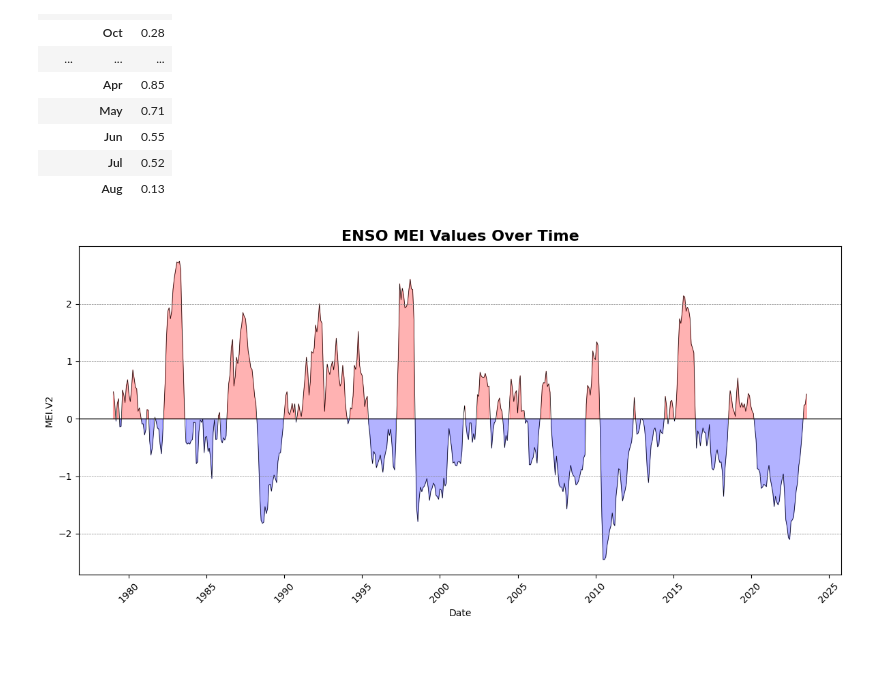
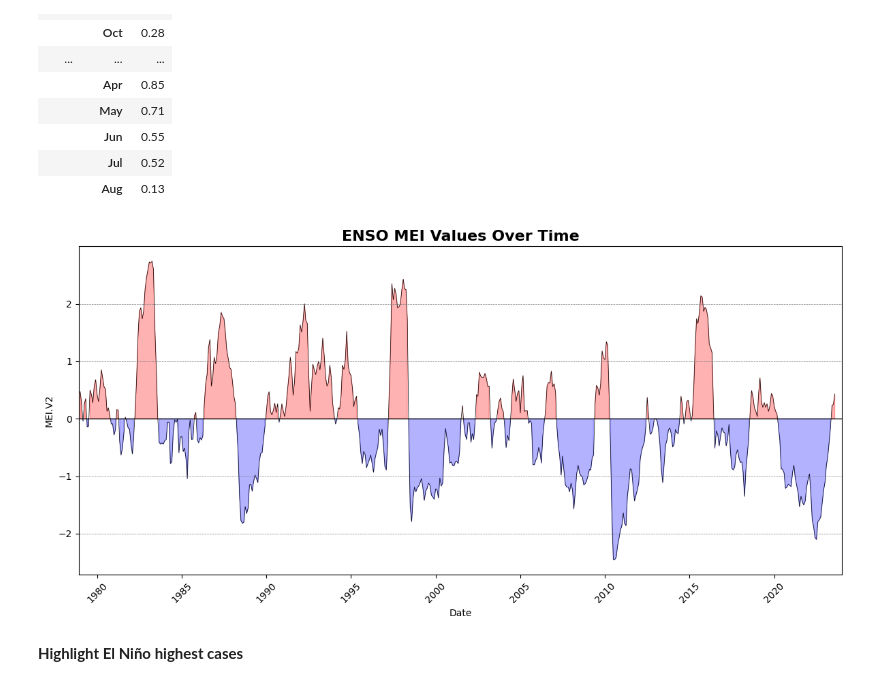
Before and after one commit to yannickpichardo/master_thesis, a Jupyter notebook: prelim_data.ipynb, the cells around one changed output. Saved outputs shown, nothing was run; the diff lists cells and outputs as text; code cells hidden in the pictures; blank space fills up the shorter version.

```diff
--- a/prelim_data.ipynb
+++ b/prelim_data.ipynb
@@ -90,43 +97,39 @@ enso_mei_long = pd.read_csv('Data/enso_mei_long.csv')
 # Combine the Year and Month columns to create a new Date column
 enso_mei_long['Date'] = enso_mei_long['Year'].astype(str) + '-' + enso_mei_long['Month']
 # Convert the new Date column to datetime format
 enso_mei_long['Date'] = pd.to_datetime(enso_mei_long['Date'], format='%Y-%b')
 #Plot the data
 plt.figure(figsize=(12, 6))
 plt.plot(enso_mei_long['Date'], enso_mei_long['MEI'], linestyle='-', color='black', linewidth=0.5)
+#Only plot until 2024 x axis
+plt.xlim(pd.Timestamp('1978-12-01'), pd.Timestamp('2024-01-01'))
+
 plt.xlabel('Date')
 plt.ylabel('MEI.V2')
 #Create title, big font, bold
 plt.title('ENSO MEI Values Over Time', fontsize=16, fontweight='bold')
 plt.grid(False)
 #Create dotted lines for El Nino and La Nina thresholds
 plt.axhline(y=1, color='gray', linestyle='--', linewidth=0.5)
 plt.axhline(y=-1, color='gray', linestyle='--', linewidth=0.5)
 plt.axhline(y=2, color='gray', linestyle='--', linewidth=0.5)
 plt.axhline(y=-2, color='gray', linestyle='--', linewidth=0.5)
-
 #grey background between 1 and -1
 plt.axhspan(-1, 1, facecolor='white', alpha=0.2)
-#light red background above 2 till top of graph
-# plt.axhspan(2, 3, facecolor='red', alpha=0.5)
-# plt.axhspan(1, 2, facecolor='red', alpha=0.3)
-# plt.axhspan(0, 1, facecolor='red', alpha=0.1)
-# #light blue background below -2 till bottom of graph
-# plt.axhspan(-3, -2, facecolor='blue', alpha=0.5)
-# plt.axhspan(-1, -2, facecolor='blue', alpha=0.3)
-# plt.axhspan(0, -1, facecolor='blue', alpha=0.1)
 #Create thick solid line through 0
 plt.axhline(y=0, color='black', linestyle='-', linewidth=1)
 #Fill line above 0 with light red
 plt.fill_between(enso_mei_long['Date'], enso_mei_long['MEI'], where=enso_mei_long['MEI'] >= 0, color='red', alpha=0.3)
 #Fill line below 0 with light blue
 plt.fill_between(enso_mei_long['Date'], enso_mei_long['MEI'], where=enso_mei_long['MEI'] <= 0, color='blue', alpha=0.3)
 plt.xticks(rotation=45)
 plt.tight_layout()
 #Save plot in Plots folder with full quality
 plt.savefig('Plots/enso_mei_long.png', dpi=300)
 # %% [output]
-[figure, old version]
+[figure, new version]
+# %% [markdown]
+**Highlight El Niño highest cases**
 # %%
 #Highlight El Nino and La Nina periods
 #Create empty list for El Nino and La Nina periods
```
Also changed, not shown: parts of 11 cells of this notebook, 6 other files.
